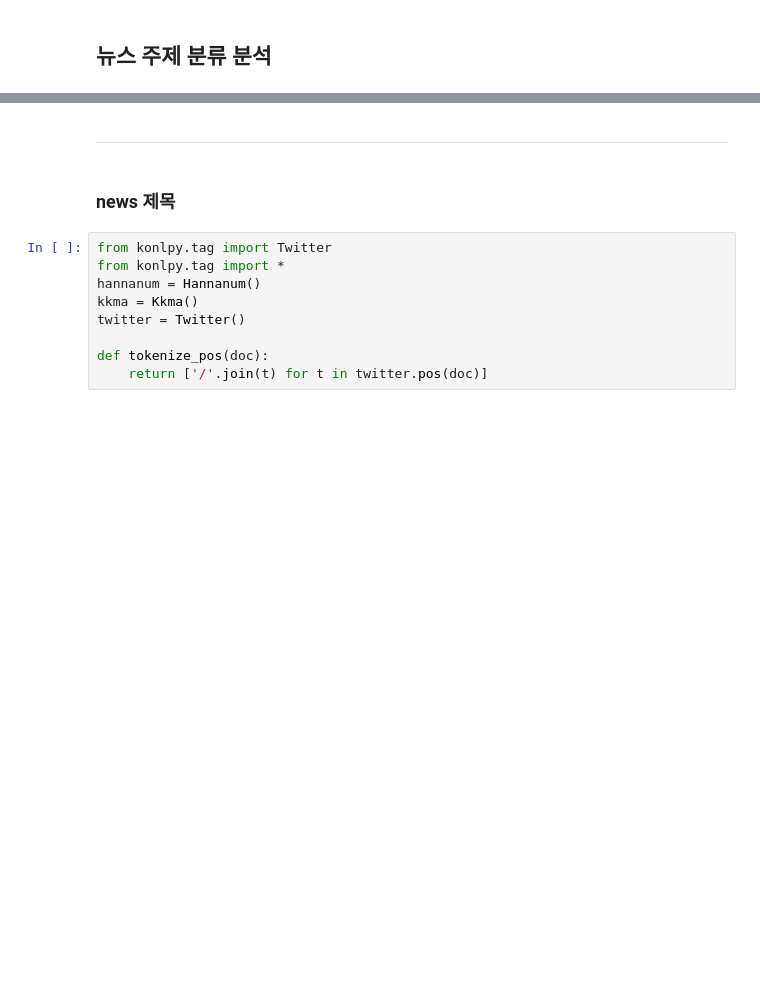
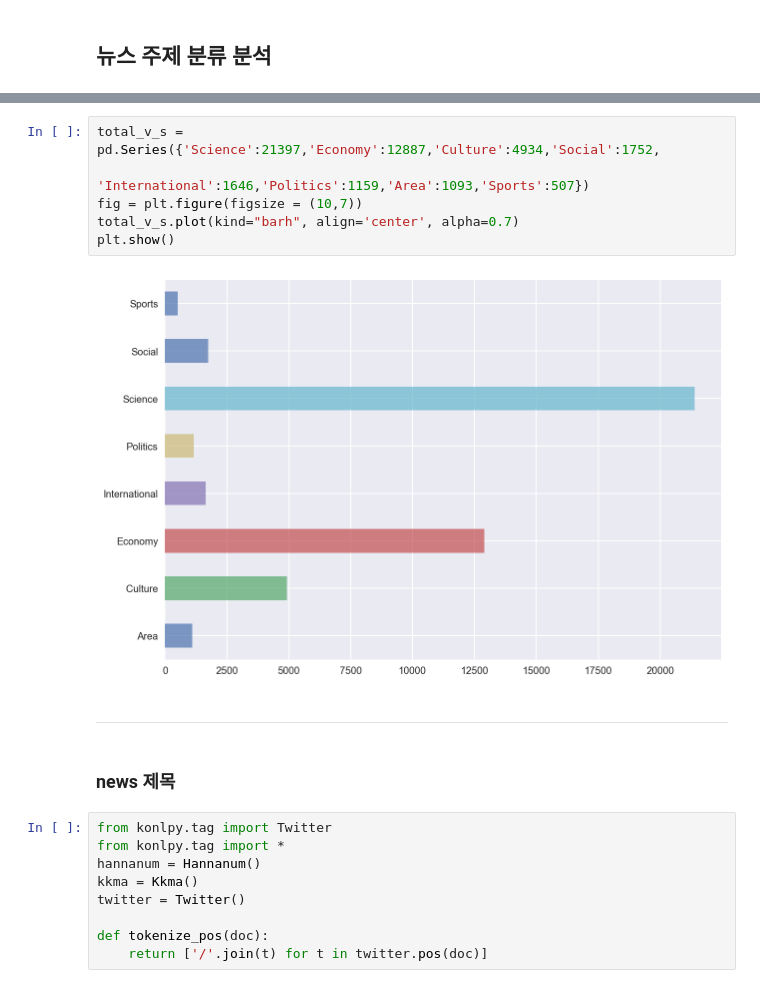
Before and after one commit to UPRMG/Project, a Jupyter notebook: Project/5. News/news_data_analysis.ipynb, the cells around one changed output, grey strips where cells are left out. Drawn from its saved outputs; the diff is of its cells as text; blank space fills up the shorter version.

```diff
--- a/Project/5. News/news_data_analysis.ipynb
+++ b/Project/5. News/news_data_analysis.ipynb
@@ -74,3 +83,11 @@ total.tail()
+# %%
+total_v_s = pd.Series({'Science':21397,'Economy':12887,'Culture':4934,'Social':1752,
+                       'International':1646,'Politics':1159,'Area':1093,'Sports':507})
+fig = plt.figure(figsize = (10,7))
+total_v_s.plot(kind="barh", align='center', alpha=0.7)
+plt.show()
+# %% [output]
+[figure, added]
 # %% [markdown]
 ---
 # %% [markdown]
```
Also changed, not shown: parts of 21 cells of this notebook, 7 other files.
